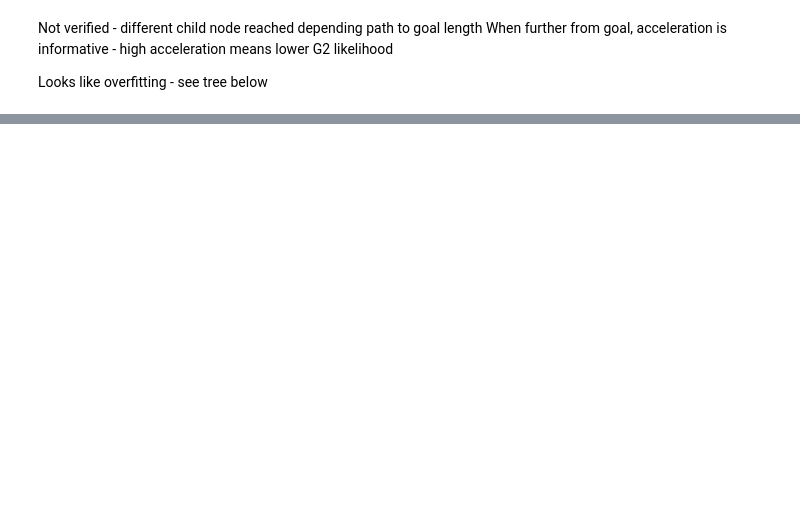
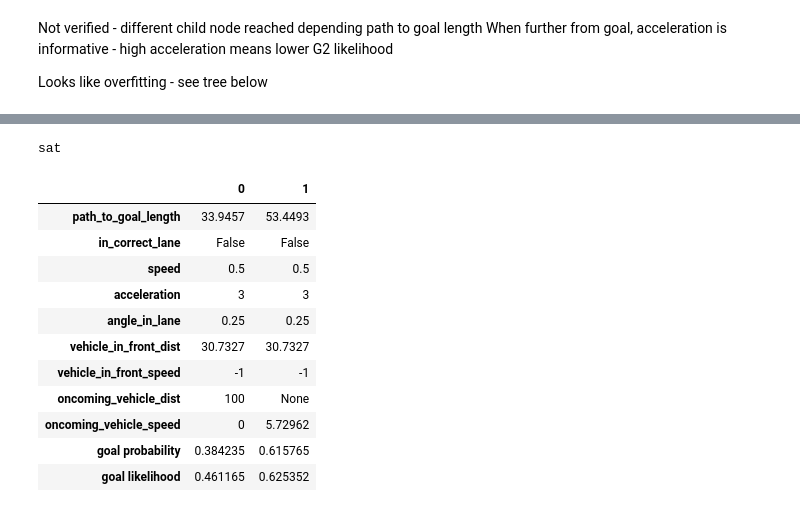
Before and after one commit to uoe-agents/GRIT, a Jupyter notebook: notebooks/verification.ipynb, the cells around one changed output, grey strips where cells are left out. Saved outputs shown, nothing was run; the diff lists cells and outputs as text; code cells hidden in the pictures; blank space fills up the shorter version.

```diff
--- a/notebooks/verification.ipynb
+++ b/notebooks/verification.ipynb
@@ -412,0 +500,45 @@ Image('../images/trained_tree_heckstrasse_G2_turn-left.png')
+# %%
+reachable_goals = [(0, 'turn-right'), (1, 'turn-left')]
+
+s = Solver()
+
+features1, probs1, likelihoods1 = add_goal_tree_model(reachable_goals, s, model, suffix='_1')
+features2, probs2, likelihoods2 = add_goal_tree_model(reachable_goals, s, model, suffix='_2')
+
+for goal_idx, goal_type in reachable_goals:
+
+    s.add(features1[goal_idx]['speed'] < 1)
+
+
+    for feature_name in features1[goal_idx]:
+
+        if feature_name != 'oncoming_vehicle_dist':
+            s.add(features1[goal_idx][feature_name] == features2[goal_idx][feature_name])
+
+
+s.add(features1[0]['oncoming_vehicle_dist'] == 100)
+s.add(features2[0]['oncoming_vehicle_dist'] < 50)
+
+verify_expr = likelihoods2[0] >= likelihoods1[0]
+
+s.add(Not(verify_expr))
+
+
+print(s.check())
+# %% [output]
+sat
+# %%
+extract_counter_example(s, features1, probs1, likelihoods1)
+# %% [output]
+|  | 0 | 1 |
+| path_to_goal_length | 33.9457 | 53.4493 |
+| in_correct_lane | False | False |
+| speed | 0.5 | 0.5 |
+| acceleration | 3 | 3 |
+| angle_in_lane | 0.25 | 0.25 |
+| vehicle_in_front_dist | 30.7327 | 30.7327 |
+| vehicle_in_front_speed | -1 | -1 |
+| oncoming_vehicle_dist | 100 | None |
+| oncoming_vehicle_speed | 0 | 5.72962 |
+| goal probability | 0.384235 | 0.615765 |
+| goal likelihood | 0.461165 | 0.625352 |
```
Also changed, not shown: parts of 34 cells of this notebook, 1 other file.
